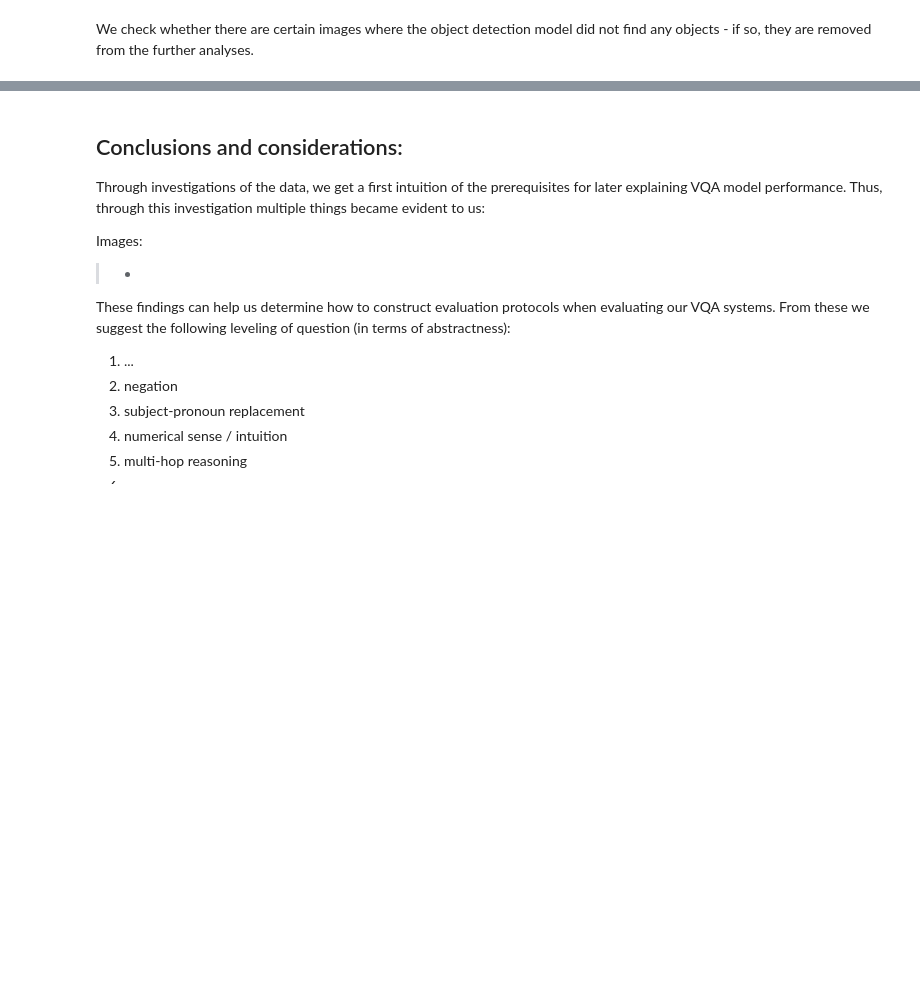
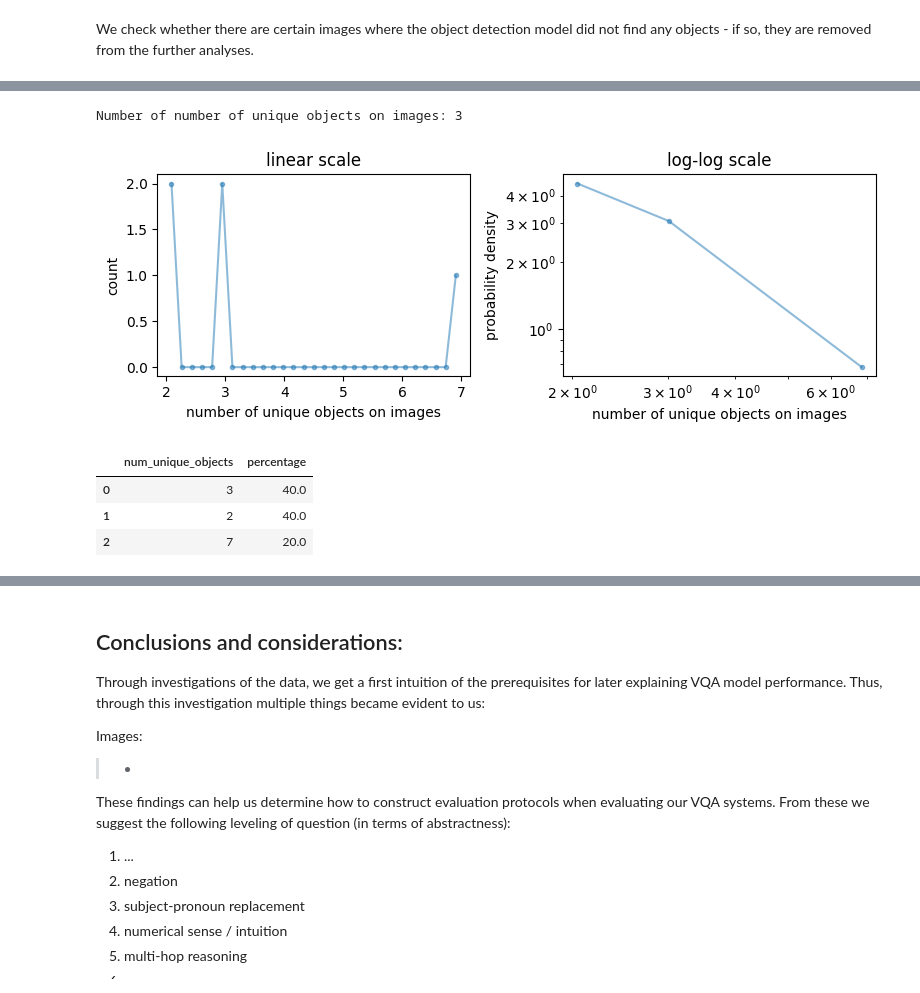
Before and after one commit to albertkjoller/knowledgeVQA, a Jupyter notebook: data_investigation/okvqa_images.ipynb, the cells around one changed output, grey strips where cells are left out. Drawn from its saved outputs; the diff is of its cells as text; code cells hidden in the pictures; blank space fills up the shorter version.

Commit message:
restructure data invest

```diff
--- a/data_investigation/okvqa_images.ipynb
+++ b/data_investigation/okvqa_images.ipynb
@@ -33,7 +32,7 @@ We start by loading the OKVQA datasets that we analyzed and modified a bit in th
 # %%
 # path to okvqa dataset (from text-investigation)
 filename = 'okvqa_QA.npy'
-data_path = Path(os.getcwd())
+data_path = Path(os.getcwd()) / 'data'
 
 okvqa = {}
 okvqa['full'] = pd.read_pickle(data_path/filename)
@@ -100,12 +99,12 @@ for filename in tqdm(image_names):
     image_labels[img_name] = pred_class
 # %%
 image_items = [image_labels.get(name, []) for name in tqdm(okvqa['full'].image_name)]
-okvqa['full']['image_items'] = image_items
+okvqa['full']['image_objects'] = image_items
 # %% [markdown]
 We check whether there are certain images where the object detection model did not find any objects - if so, they are removed from the further analyses.
 # %%
 # find images where no objects were detected
-no_objects = okvqa['full'].image_items.apply(lambda x: x.__len__() == 0)
+no_objects = okvqa['full'].image_objects.apply(lambda x: x.__len__() == 0)
 print(f"Number of QA-pairs without clear objects on the image: {no_objects.sum()}")
 
 # drop images where no objects were detected
@@ -124,2 +123,5 @@ Number of QA-pairs without clear objects on the image: 14050
 # %%
-# number of objects
+# number of objects and unique objects
+okvqa['full']['num_objects'] = okvqa['full'].image_objects.apply(lambda x: x.__len__())
+okvqa['full']['unique_objects'] = okvqa['full'].image_objects.apply(lambda x: np.unique(x))
+okvqa['full']['num_unique'] = okvqa['full'].image_objects.apply(lambda x: np.unique(x).__len__())
@@ -125,0 +137,13 @@ Number of QA-pairs without clear objects on the image: 14050
+# %%
+num_unique, percentage = investigate_this(lambda x: x.__len__(), okvqa['full'].unique_objects, what='number of unique objects on images')
+
+# modify dataframe
+percentage.rename(columns={'attribute':'num_unique_objects'}, inplace=True)
+percentage
+# %% [output]
+Number of number of unique objects on images: 3
+[figure, added]
+|  | num_unique_objects | percentage |
+| 0 | 3 | 40.0 |
+| 1 | 2 | 40.0 |
+| 2 | 7 | 20.0 |
```
Also changed, not shown: parts of 13 cells of this notebook, 23 other files.
